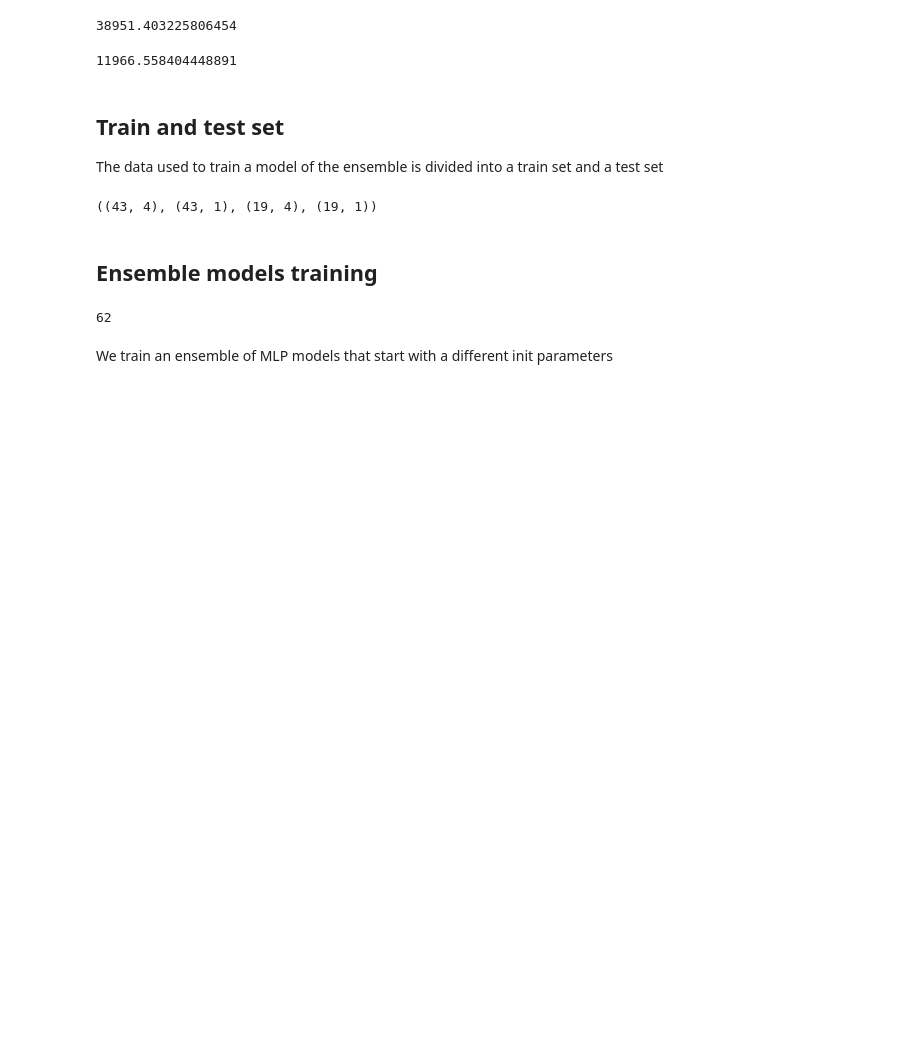
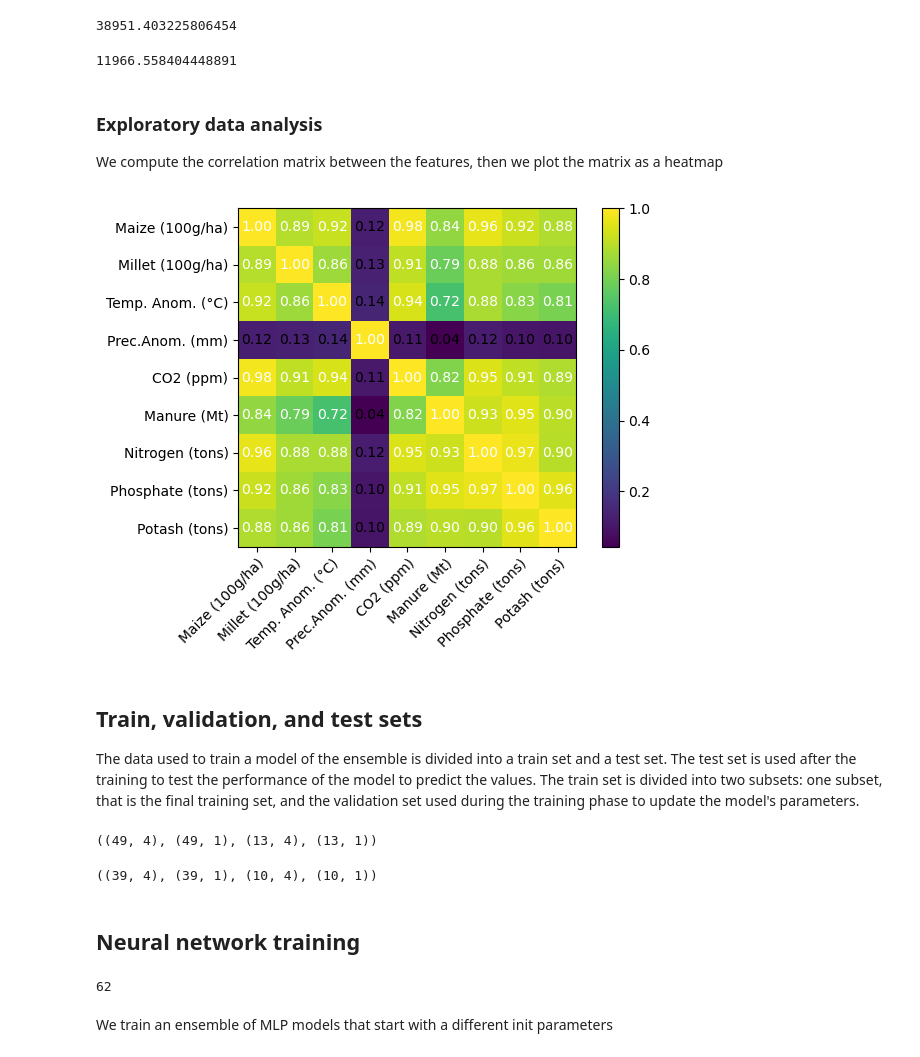
Before and after one commit to luigiselmi/climate, a Jupyter notebook: iia/fao/faostat_global_model.ipynb, the cells around one changed output. Saved outputs shown, nothing was run; the diff lists cells and outputs as text; code cells hidden in the pictures; blank space fills up the shorter version.

Commit message:
correlation matrix

```diff
--- a/iia/fao/faostat_global_model.ipynb
+++ b/iia/fao/faostat_global_model.ipynb
@@ -80,17 +98,32 @@ variance_y = scaler_y.scale_[0]
 variance_y
 # %% [output]
 11966.558404448891
+# %% [markdown]
+### Exploratory data analysis
+We compute the correlation matrix between the features, then we plot the matrix as a heatmap
+# %%
+from mlxtend.plotting import heatmap
+cm = np.corrcoef(global_crop_yield_df.values.T)
+hm = heatmap(cm, row_names=global_crop_yield_df.columns, column_names=global_crop_yield_df.columns)
+plt.tight_layout()
+plt.show()
+# %% [output]
+[figure, added]
 # %% [markdown]
-## Train and test set
-The data used to train a model of the ensemble is divided into a train set and a test set
+## Train, validation, and test sets
+The data used to train a model of the ensemble is divided into a train set and a test set. The test set is used after the training to test the performance of the model to predict the values. The train set is divided into two subsets: one subset, that is the final training set, and the validation set used during the training phase to update the model's parameters.
 # %%
-from sklearn.model_selection import train_test_split
-X_train, X_test, y_train, y_test = train_test_split(X_scaled, y_scaled, test_size=0.3, random_state=0)
-X_train.shape, y_train.shape, X_test.shape, y_test.shape
+X_train_temp, X_test, y_train_temp, y_test = train_test_split(X_scaled, y_scaled, test_size=0.2, random_state=0)
+X_train_temp.shape, y_train_temp.shape, X_test.shape, y_test.shape
 # %% [output]
-((43, 4), (43, 1), (19, 4), (19, 1))
+((49, 4), (49, 1), (13, 4), (13, 1))
+# %%
+X_train, X_val, y_train, y_val = train_test_split(X_train_temp, y_train_temp, test_size=0.2, random_state=1)
+X_train.shape, y_train.shape, X_val.shape, y_val.shape
+# %% [output]
+((39, 4), (39, 1), (10, 4), (10, 1))
 # %% [markdown]
-## Ensemble models training
+## Neural network training
 # %%
 num_observations = X.shape[0]
 num_observations
```
Also changed, not shown: parts of 19 cells of this notebook.
